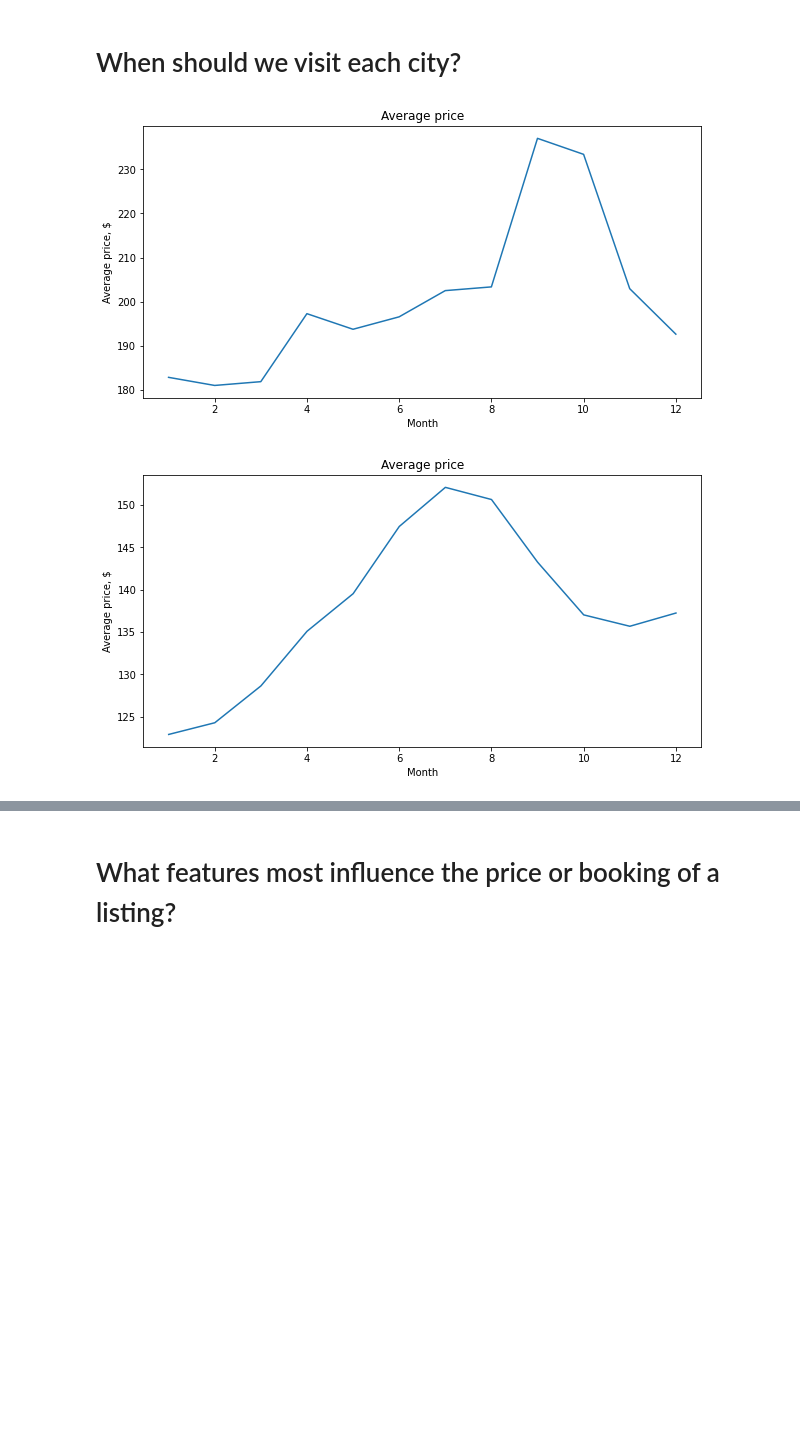
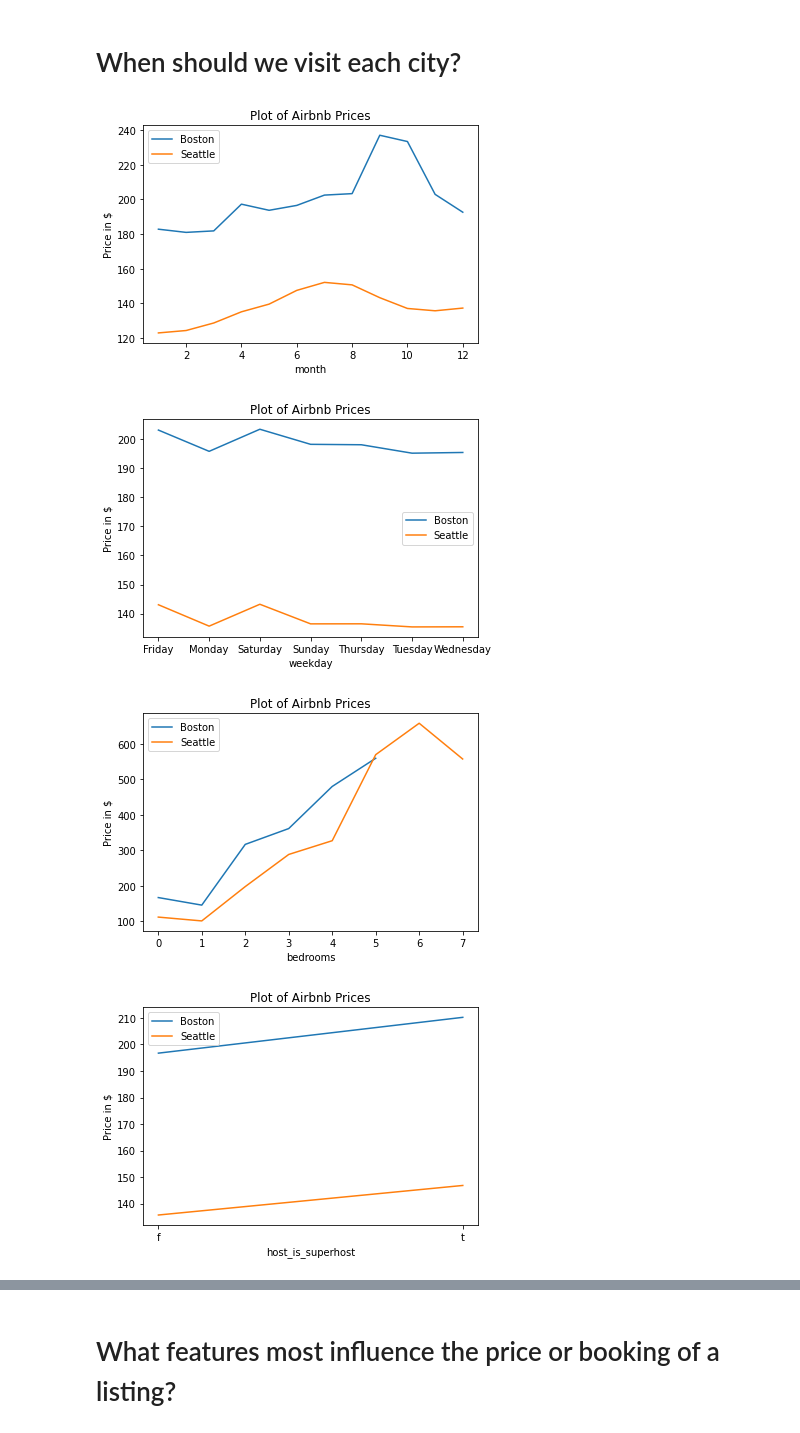
Before and after one commit to nkreimold/Udacity-Airbnb-Exploration, a Jupyter notebook: Analysis.ipynb, the cells around one changed output, grey strips where cells are left out. Saved outputs shown, nothing was run; the diff lists cells and outputs as text; code cells hidden in the pictures; blank space fills up the shorter version.

Commit message:
Outputs for both cities together

```diff
--- a/Analysis.ipynb
+++ b/Analysis.ipynb
@@ -191,21 +189,42 @@ plt.show()
 # %% [markdown]
 # When should we visit each city?
-# %%
-plt.figure(figsize=(10,5))
-plt.plot(Boston_Calendar.groupby(['month'])['pricepaid'].mean())
-plt.ylabel('Average price, $')
-plt.xlabel('Month')
-plt.title('Average price')
-
-plt.show()
-
-plt.figure(figsize=(10,5))
-plt.plot(Seattle_Calendar.groupby(['month'])['pricepaid'].mean())
-plt.ylabel('Average price, $')
-plt.xlabel('Month')
-plt.title('Average price')
-
-plt.show()
-# %% [output]
-[figure, removed]
-[figure, removed]
+# %%
+def Lineplot(All_Data,var,target):
+    #This function takes in a dataframe and produces a line plot, grouped by var of target
+    #group by var
+    df = pd.DataFrame(All_Data.groupby([var,'city']).mean()[target])
+    df=df.reset_index()
+
+
+    #order dataframe if it's by weekday
+    if var=='weekday':
+        cats = ['Monday', 'Tuesday', 'Wednesday', 'Thursday', 'Friday', 'Saturday', 'Sunday']
+        df['weekday'] = pd.Categorical(df['weekday'], categories=cats, ordered=True)
+        df = df.sort_values('weekday')
+
+
+
+    #split by city
+    x1 = All_Data[All_Data['city']=='Seattle']
+    x2 = All_Data[All_Data['city']=='Boston']
+
+    #create a line plot of the two cities
+    kwargs = dict(alpha=0.5, bins=100)
+    plt.figure();
+    plt.plot(x2.groupby([var])[target].mean(), label='Boston')
+    plt.plot(x1.groupby([var])[target].mean(), label='Seattle')
+    plt.gca().set(title='Plot of Airbnb Prices', ylabel='Price in $',xlabel=var)
+    plt.legend();
+
+
+Lineplot(All_Data,'month','pricepaid')
+Lineplot(All_Data,'weekday','pricepaid')
+Lineplot(All_Data,'bedrooms','pricepaid')
+Lineplot(All_Data,'host_is_superhost','pricepaid')
+Lineplot(All_Data,'instant_bookable','pricepaid')
+Lineplot(All_Data,'EntireHome','pricepaid')
+# %% [output]
+[figure, added]
+[figure, added]
+[figure, added]
+[figure, added]
```
Also changed, not shown: parts of 8 cells of this notebook, 1 other file.
